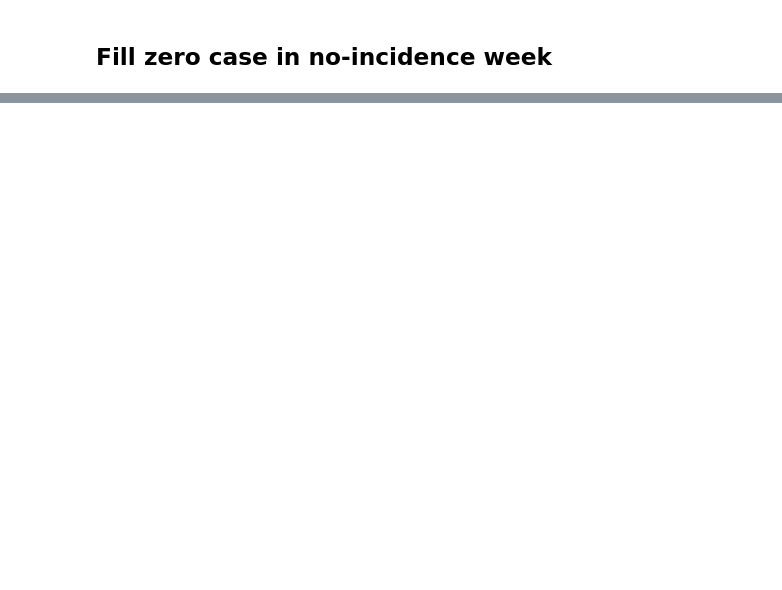
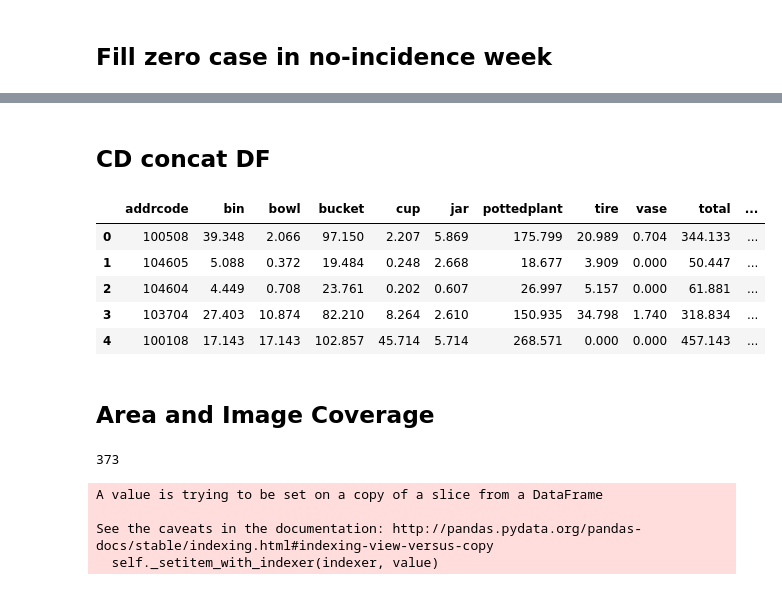
Before and after one commit to boonpakornn/dengue_data_statistic, a Jupyter notebook: Data Statistics.ipynb, the cells around one changed output, grey strips where cells are left out. Saved outputs shown, nothing was run; the diff lists cells and outputs as text; code cells hidden in the pictures; blank space fills up the shorter version.

```diff
--- a/Data Statistics.ipynb
+++ b/Data Statistics.ipynb
@@ -452,0 +836,21 @@ df_df_bangkok_2014_2016_dist = df_df_bangkok_2014_2016_dist.drop('index', axis=1
+# %%
+df_cd['bin'] = df_cd['bin']/df_cd['area']
+df_cd['bin'] = df_cd['bin'].round(3)
+df_cd['bowl'] = df_cd['bowl']/df_cd['area']
+df_cd['bowl'] = df_cd['bowl'].round(3)
+df_cd['bucket'] = df_cd['bucket']/df_cd['area']
+df_cd['bucket'] = df_cd['bucket'].round(3)
+df_cd['misc_short'] = df_cd['misc_short']/df_cd['area']
+df_cd['misc_short'] = df_cd['misc_short'].round(3)
+df_cd['jar'] = df_cd['jar']/df_cd['area']
+df_cd['jar'] = df_cd['jar'].round(3)
+df_cd['pottedplant'] = df_cd['pottedplant']/df_cd['area']
+df_cd['pottedplant'] = df_cd['pottedplant'].round(3)
+df_cd['tire'] = df_cd['tire']/df_cd['area']
+df_cd['tire'] = df_cd['tire'].round(3)
+df_cd['misc_tall'] = df_cd['misc_tall']/df_cd['area']
+df_cd['misc_tall'] = df_cd['misc_tall'].round(3)
+df_cd['total'] = df_cd['total']/df_cd['area']
+df_cd['total'] = df_cd['total'].round(3)
+df_cd = df_cd.drop('area', axis =1)
+df_cd.head()
@@ -452,0 +868,7 @@ df_df_bangkok_2014_2016_dist = df_df_bangkok_2014_2016_dist.drop('index', axis=1
+# %%
+df_df100pop = pd.read_csv('DFp100Population.csv')
+df_df100pop = df_df100pop.drop('Unnamed: 0',axis = 1)
+
+aggregation_function = {'DFp100Pop': 'sum'}
+df_df100pop = df_df100pop.groupby(df_df100pop['addrcode']).aggregate(aggregation_function).reset_index()
+df_df100pop.head()
@@ -452,0 +882,13 @@ df_df_bangkok_2014_2016_dist = df_df_bangkok_2014_2016_dist.drop('index', axis=1
+# %% [markdown]
+## CD concat DF
+# %%
+df_cddf = pd.merge(df_cd,df_df100pop, on = 'addrcode', how = 'inner')
+df_cddf['addrcode'] = df_cddf['addrcode'].astype(str)
+df_cddf.head()
+# %% [output]
+|  | addrcode | bin | bowl | bucket | cup | jar | pottedplant | tire | vase | total | ... |
+| 0 | 100508 | 39.348 | 2.066 | 97.150 | 2.207 | 5.869 | 175.799 | 20.989 | 0.704 | 344.133 | ... |
+| 1 | 104605 | 5.088 | 0.372 | 19.484 | 0.248 | 2.668 | 18.677 | 3.909 | 0.000 | 50.447 | ... |
+| 2 | 104604 | 4.449 | 0.708 | 23.761 | 0.202 | 0.607 | 26.997 | 5.157 | 0.000 | 61.881 | ... |
+| 3 | 103704 | 27.403 | 10.874 | 82.210 | 8.264 | 2.610 | 150.935 | 34.798 | 1.740 | 318.834 | ... |
+| 4 | 100108 | 17.143 | 17.143 | 102.857 | 45.714 | 5.714 | 268.571 | 0.000 | 0.000 | 457.143 | ... |
@@ -452,0 +904,2 @@ df_df_bangkok_2014_2016_dist = df_df_bangkok_2014_2016_dist.drop('index', axis=1
+# %% [markdown]
+## Area and Image Coverage
@@ -452,0 +917,20 @@ df_df_bangkok_2014_2016_dist = df_df_bangkok_2014_2016_dist.drop('index', axis=1
+# %%
+df_area = pd.read_csv(os.path.join('Data','Area and GSV','csv','gsv-coverage.csv'))
+df_area['addrcode'] = df_area['addrcode'].astype(str)
+for i in range(len(list)):
+     df_area = df_area[df_area.addrcode != list[i]]
+aggregation_function = {'land_area': 'sum','image_area' : 'sum'}
+df_area = df_area.groupby(df_area['addrcode']).aggregate(aggregation_function).reset_index()
+len(df_area)
+# %% [output]
+373
+# %%
+df_area['image_coverage'] = df_area['image_area']/df_area['land_area']*100
+df_area['image_coverage'] = df_area['image_coverage'].astype(float)
+df_area['image_coverage'].loc[df_area['image_coverage'] > 100] = 100
+df_area['image_coverage'] = df_area['image_coverage'].round(2)
+# %% [output]
+A value is trying to be set on a copy of a slice from a DataFrame
+
+See the caveats in the documentation: http://pandas.pydata.org/pandas-docs/stable/indexing.html#indexing-view-versus-copy
+  self._setitem_with_indexer(indexer, value)
```
Also changed, not shown: parts of 231 cells of this notebook, 27 other files.
